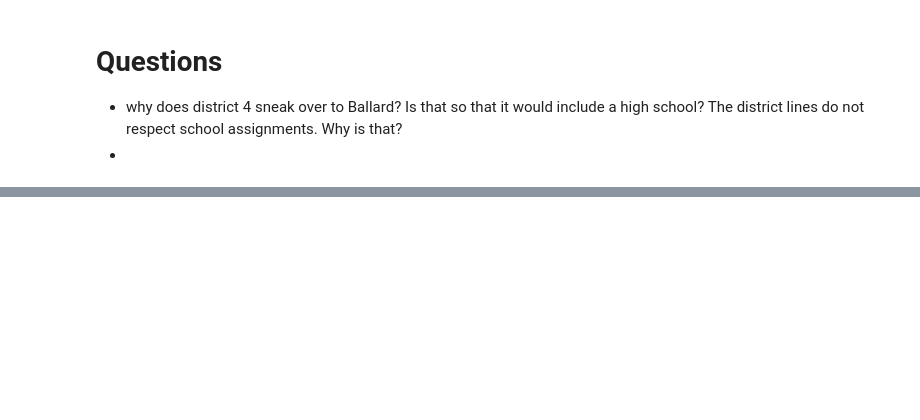
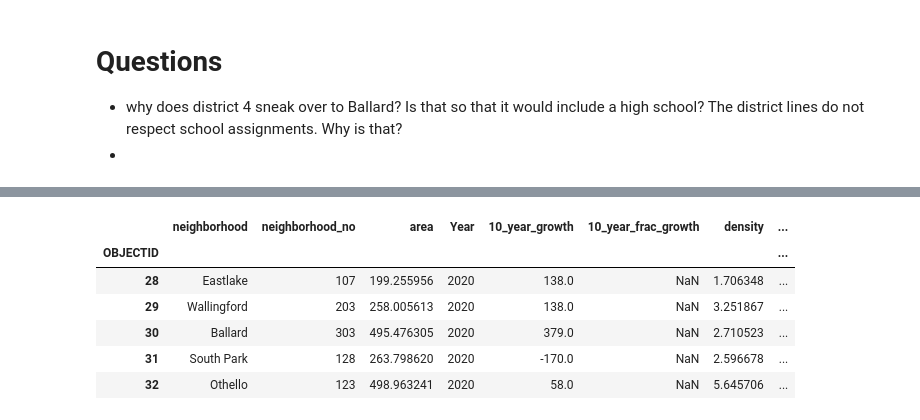
Before and after one commit to lauraminter/seattle-kids, a Jupyter notebook: seattle_kids_01_data_cleaning.ipynb, the cells around one changed output, grey strips where cells are left out. Saved outputs shown, nothing was run; the diff lists cells and outputs as text; code cells hidden in the pictures; blank space fills up the shorter version.

```diff
--- a/seattle_kids_01_data_cleaning.ipynb
+++ b/seattle_kids_01_data_cleaning.ipynb
@@ -507,0 +562,13 @@ The city monitors permits for new housing and projects housing development acros
+# %%
+dfs = []
+for ind in indicators:
+    subdf = fulldf.copy()
+    #subdf = ucvkids[basiccols+[ind,year]].copy()
+    subdf['Indicator Name'] = ind
+    subdf['Value'] = subdf[ind]
+    subdf.drop(columns=ind, inplace = True)
+    dfs.append(subdf)
+
+    print(subdf.head())
+
+df = pd.concat(dfs)
@@ -507,0 +593,10 @@ The city monitors permits for new housing and projects housing development acros
+# %%
+df.tail()
+# %% [output]
+|  | neighborhood | neighborhood_no | area | Year | 10_year_growth | 10_year_frac_growth | density | ... |
+| OBJECTID |  |  |  |  |  |  |  | ... |
+| 28 | Eastlake | 107 | 199.255956 | 2020 | 138.0 | NaN | 1.706348 | ... |
+| 29 | Wallingford | 203 | 258.005613 | 2020 | 138.0 | NaN | 3.251867 | ... |
+| 30 | Ballard | 303 | 495.476305 | 2020 | 379.0 | NaN | 2.710523 | ... |
+| 31 | South Park | 128 | 263.798620 | 2020 | -170.0 | NaN | 2.596678 | ... |
+| 32 | Othello | 123 | 498.963241 | 2020 | 58.0 | NaN | 5.645706 | ... |
```
Also changed, not shown: parts of 18 cells of this notebook, 3 other files.
